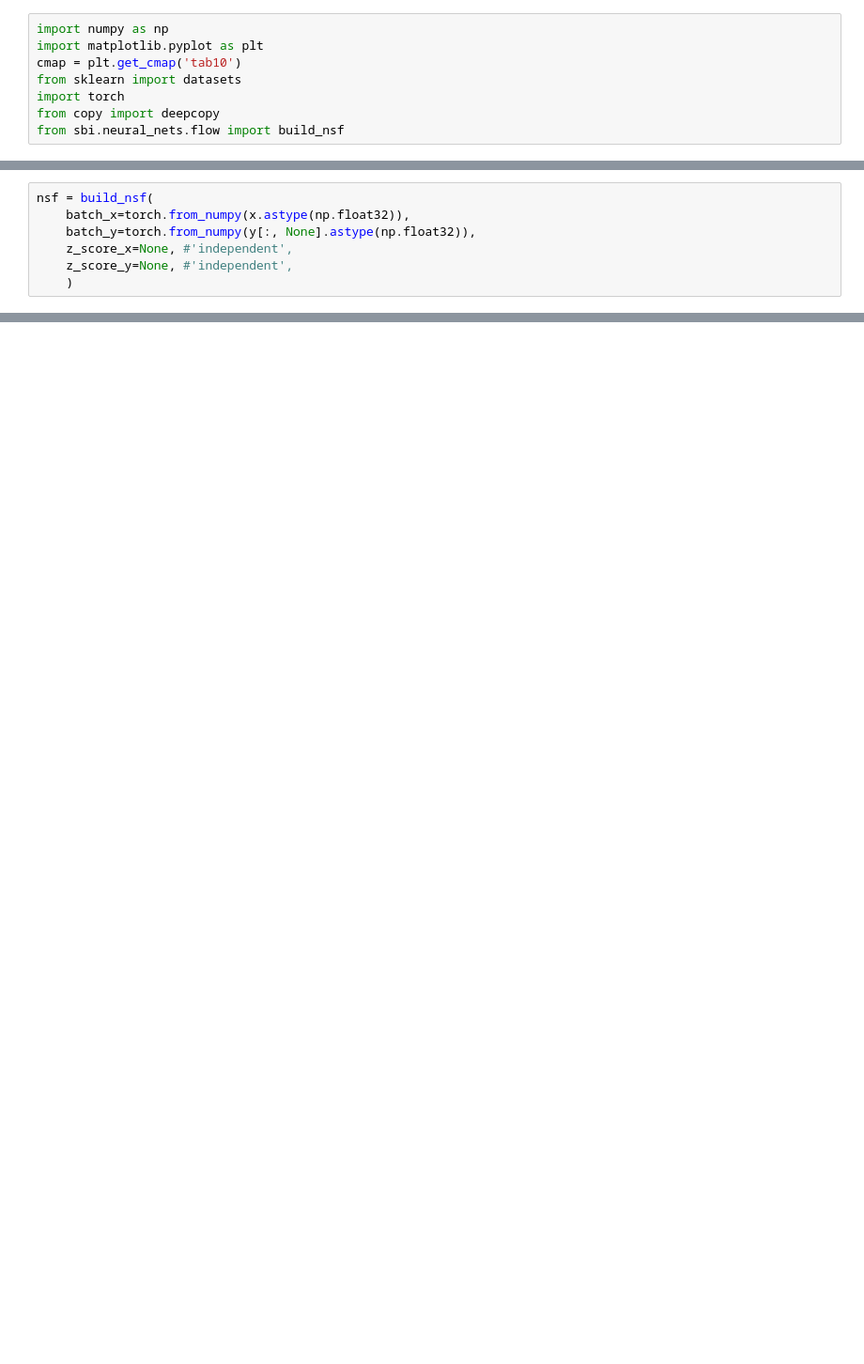
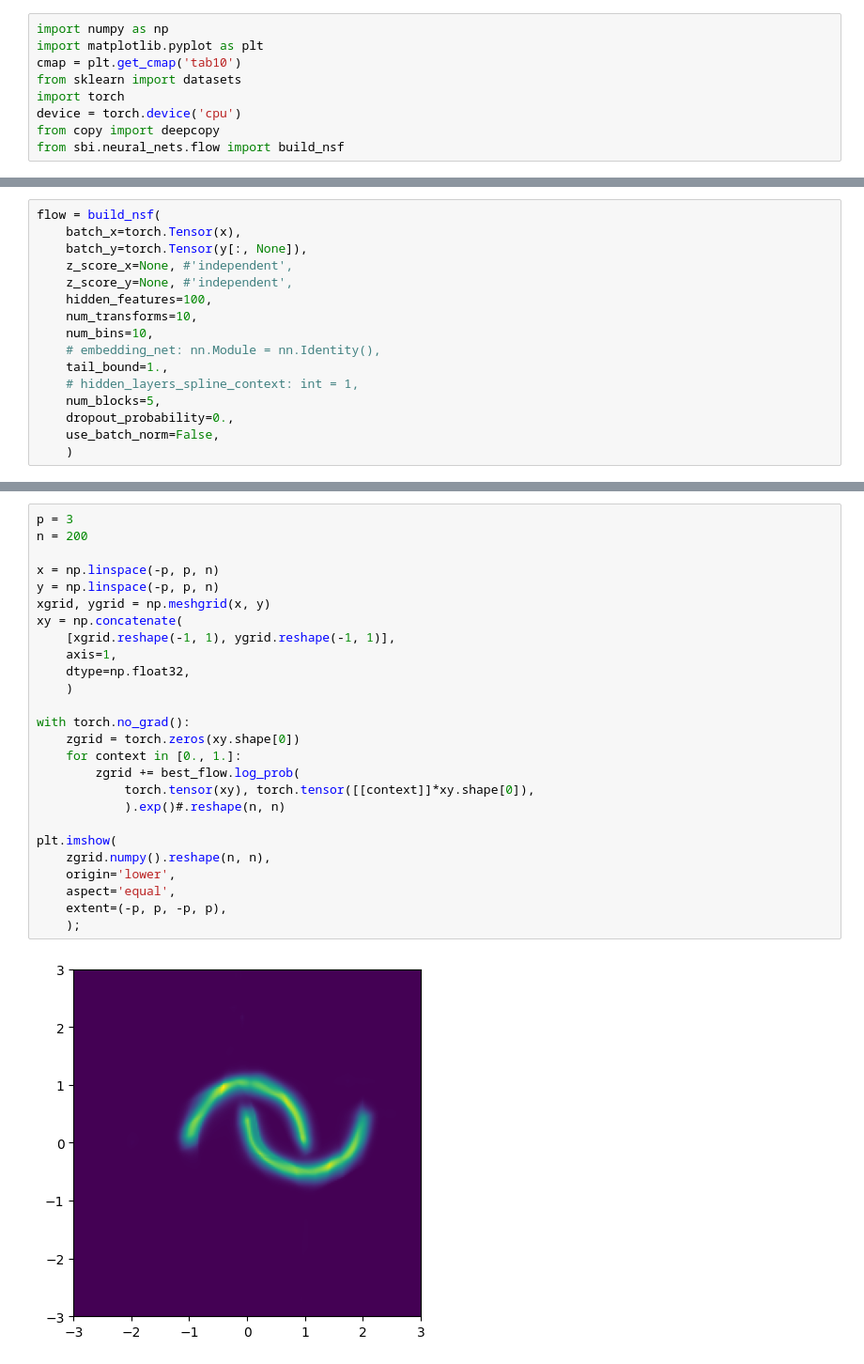
Before and after one commit to mdmould/shallow, a Jupyter notebook: examples/18_sbi_nsf_conditional.ipynb, the cells around one changed output, grey strips where cells are left out. Shown: that part at 94% size. Drawn from its saved outputs; the diff is of its cells as text; blank space fills up the shorter version.

```diff
--- a/examples/18_sbi_nsf_conditional.ipynb
+++ b/examples/18_sbi_nsf_conditional.ipynb
@@ -4,5 +4,6 @@ import matplotlib.pyplot as plt
 cmap = plt.get_cmap('tab10')
 from sklearn import datasets
 import torch
+device = torch.device('cpu')
 from copy import deepcopy
 from sbi.neural_nets.flow import build_nsf
@@ -18,7 +19,16 @@ torch.tensor(y[:, None])[:1].numel()
 # %%
-nsf = build_nsf(
-    batch_x=torch.from_numpy(x.astype(np.float32)),
-    batch_y=torch.from_numpy(y[:, None].astype(np.float32)),
+flow = build_nsf(
+    batch_x=torch.Tensor(x),
+    batch_y=torch.Tensor(y[:, None]),
     z_score_x=None, #'independent',
     z_score_y=None, #'independent',
+    hidden_features=100,
+    num_transforms=10,
+    num_bins=10,
+    # embedding_net: nn.Module = nn.Identity(),
+    tail_bound=1.,
+    # hidden_layers_spline_context: int = 1,
+    num_blocks=5,
+    dropout_probability=0.,
+    use_batch_norm=False,
     )
@@ -36,0 +62,28 @@ NameError: name 'nsf' is not defined
+# %%
+p = 3
+n = 200
+
+x = np.linspace(-p, p, n)
+y = np.linspace(-p, p, n)
+xgrid, ygrid = np.meshgrid(x, y)
+xy = np.concatenate(
+    [xgrid.reshape(-1, 1), ygrid.reshape(-1, 1)],
+    axis=1,
+    dtype=np.float32,
+    )
+
+with torch.no_grad():
+    zgrid = torch.zeros(xy.shape[0])
+    for context in [0., 1.]:
+        zgrid += best_flow.log_prob(
+            torch.tensor(xy), torch.tensor([[context]]*xy.shape[0]),
+            ).exp()#.reshape(n, n)
+
+plt.imshow(
+    zgrid.numpy().reshape(n, n),
+    origin='lower',
+    aspect='equal',
+    extent=(-p, p, -p, p),
+    );
+# %% [output]
+[figure, added]
```
Also changed, not shown: parts of 8 cells of this notebook.
